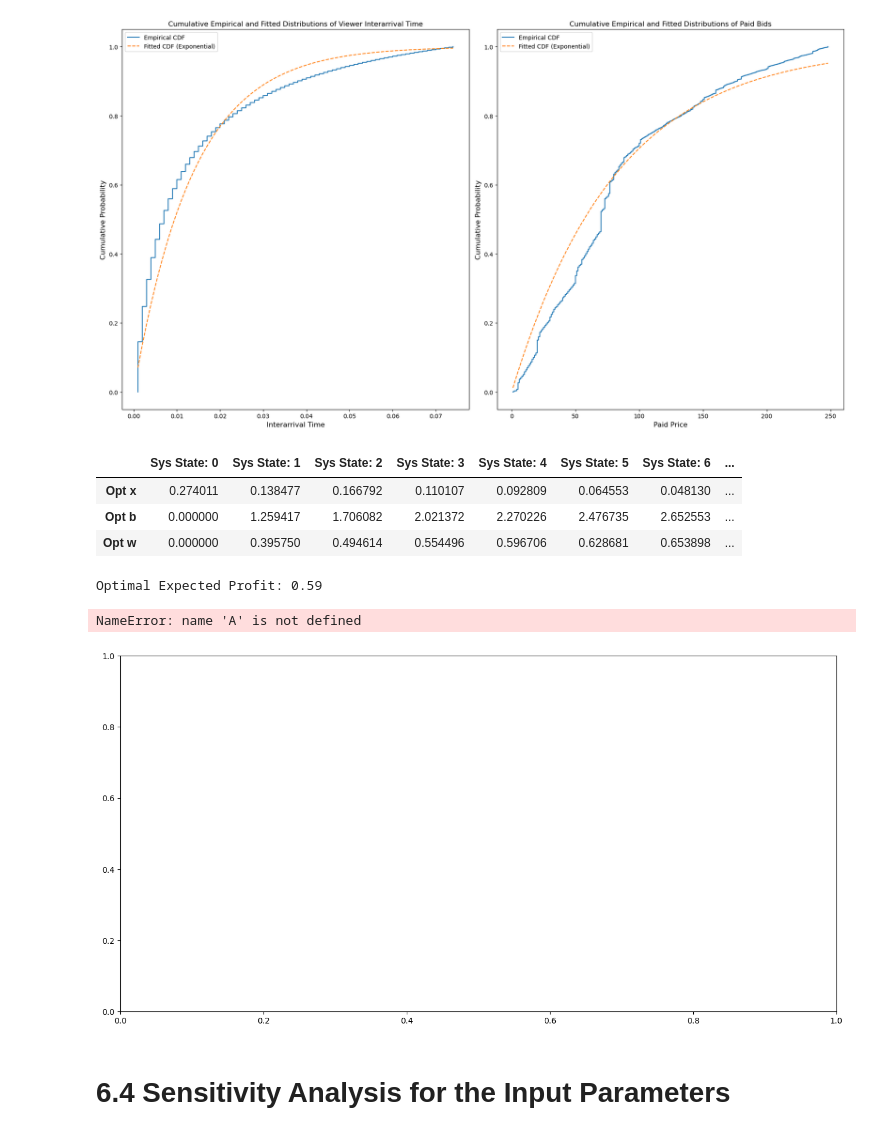
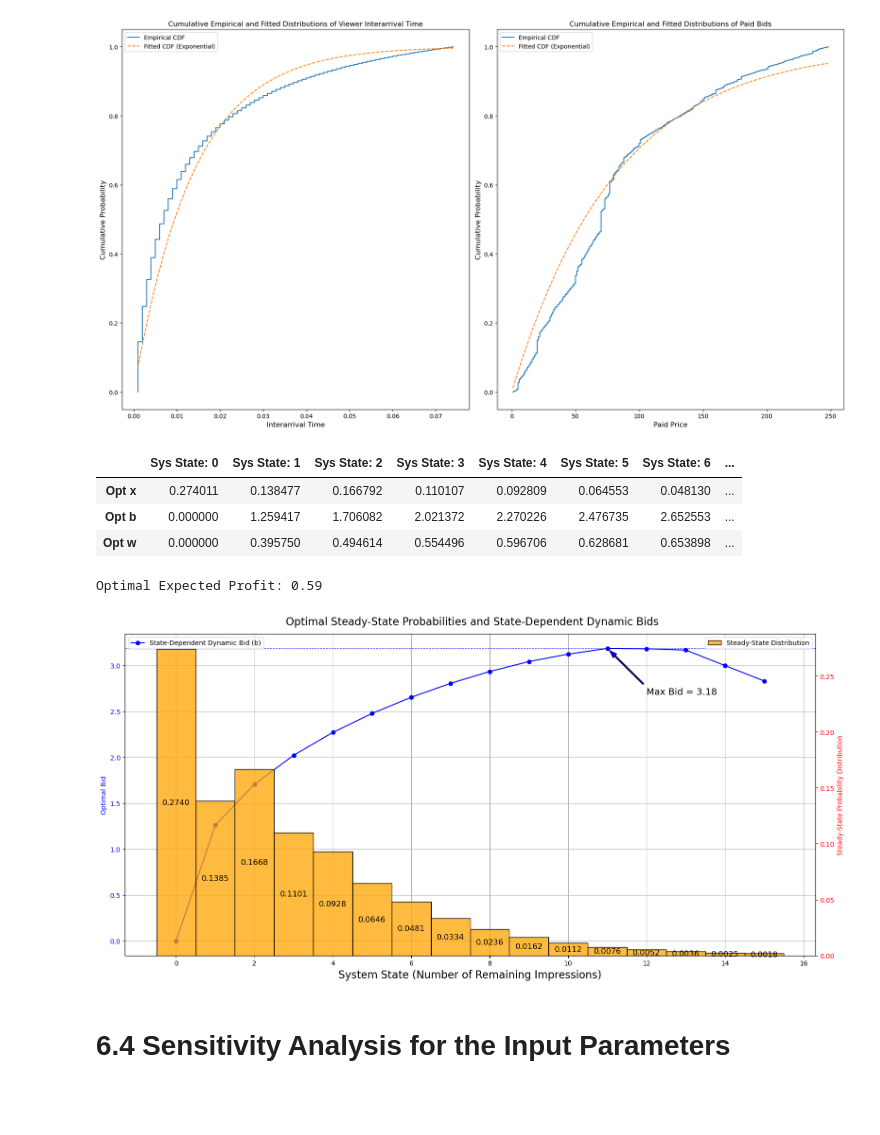
Before and after one commit to WANGKAI328/A-markov-decision-model-for-managing-display-advertising-campaigns_Python, a Jupyter notebook: ipinyou.ipynb, the cells around one changed output. Drawn from its saved outputs; the diff is of its cells as text; code cells hidden in the pictures; blank space fills up the shorter version.

```diff
--- a/ipinyou.ipynb
+++ b/ipinyou.ipynb
@@ -292,7 +292,6 @@ lambda_Imp_base = 0.4
 A_base = 15
 revenue_base = 5
 dcost_base = 0.2
-# rho_0_base = mu_base / lambda_Imp_base
 
 # 竞价成功概率函数
 def winning_func_base(bidding):
@@ -420,7 +419,6 @@ max_bid_index = np.argmax(b_base)
 
 # 绘制结果
 fig, ax1 = plt.subplots(figsize=(16, 8))
-A
 # 绘制 Optimal Bids (b)
 ax1.plot(range(A_base + 1), b_base, label="State-Dependent Dynamic Bid (b)", color='blue', marker='o')
 ax1.set_xlabel("System State (Number of Remaining Impressions)", fontsize=16)
@@ -434,35 +432,34 @@ ax1.annotate(
     f'Max Bid = {max_bid:.2f}',
     xy=(max_bid_index, max_bid),
     xytext=(max_bid_index + 1, max_bid - 0.5),
     arrowprops=dict(facecolor='blue', shrink=0.05, width=2, headwidth=8),
     fontsize=14
 )
 ax1.axhline(max_bid, color='blue', linestyle='--', linewidth=0.8)
 
 # 绘制 Steady-State Probability Distribution (x)
 ax2 = ax1.twinx()
 bars = sns.histplot(x=range(A_base + 1), weights=x_base, discrete=True, color='orange', label="Steady-State Distribution", ax=ax2)
 ax2.set_ylabel("Steady-State Probability Distribution", color='r')
 ax2.tick_params(axis='y', labelcolor='r')
 ax2.legend(loc="upper right")
 
 # 为每个柱子标注数值
 for bar, weight in zip(bars.patches, x_base):
     height = bar.get_height()
     ax2.text(bar.get_x() + bar.get_width() / 2, height / 2, f'{weight:.4f}', ha='center', va='center', color='black', fontsize=12)
 
 # 标题
 fig.suptitle("Optimal Steady-State Probabilities and State-Dependent Dynamic Bids", fontsize=16)
 plt.tight_layout()
 plt.show()
 # %% [output]
 |  | Sys State: 0 | Sys State: 1 | Sys State: 2 | Sys State: 3 | Sys State: 4 | Sys State: 5 | Sys State: 6 | ... |
 | Opt x | 0.274011 | 0.138477 | 0.166792 | 0.110107 | 0.092809 | 0.064553 | 0.048130 | ... |
 | Opt b | 0.000000 | 1.259417 | 1.706082 | 2.021372 | 2.270226 | 2.476735 | 2.652553 | ... |
 | Opt w | 0.000000 | 0.395750 | 0.494614 | 0.554496 | 0.596706 | 0.628681 | 0.653898 | ... |
 Optimal Expected Profit: 0.59
-NameError: name 'A' is not defined
-[figure, old version]
+[figure, new version]
 # %% [markdown]
 # 6.4 Sensitivity Analysis for the Input Parameters
 # %%
```
Also changed, not shown: parts of 1 cell of this notebook.
